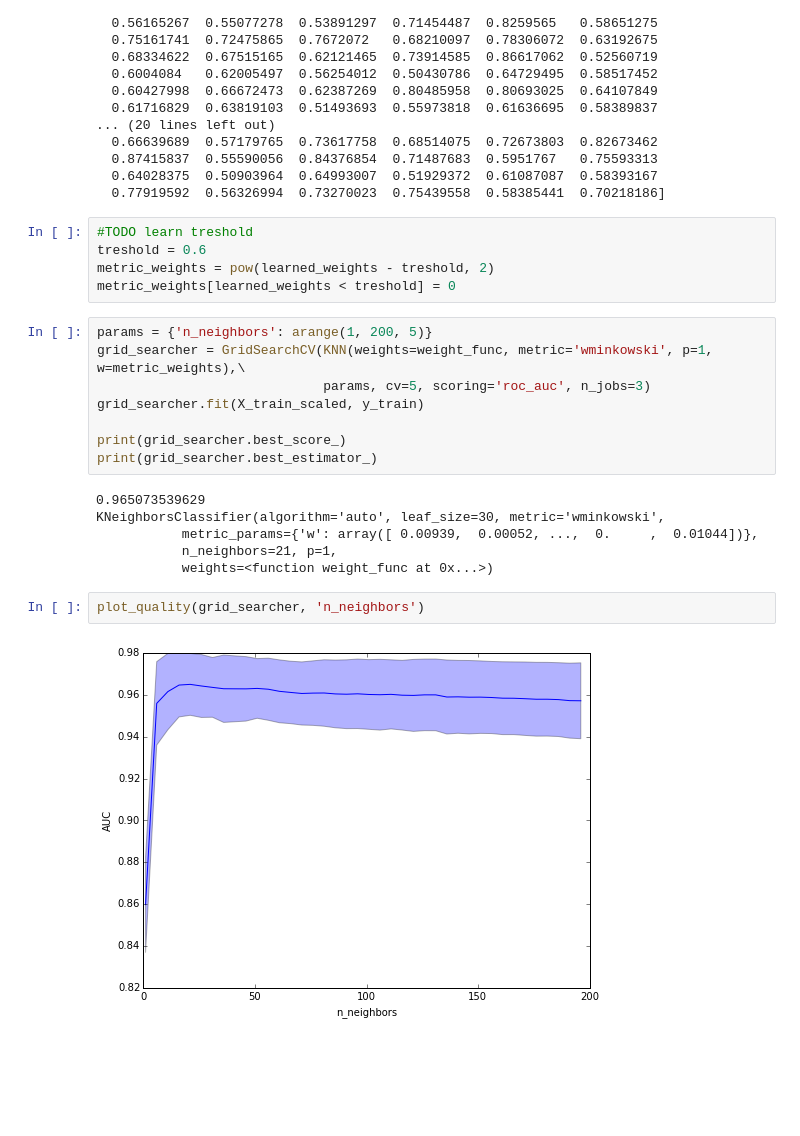
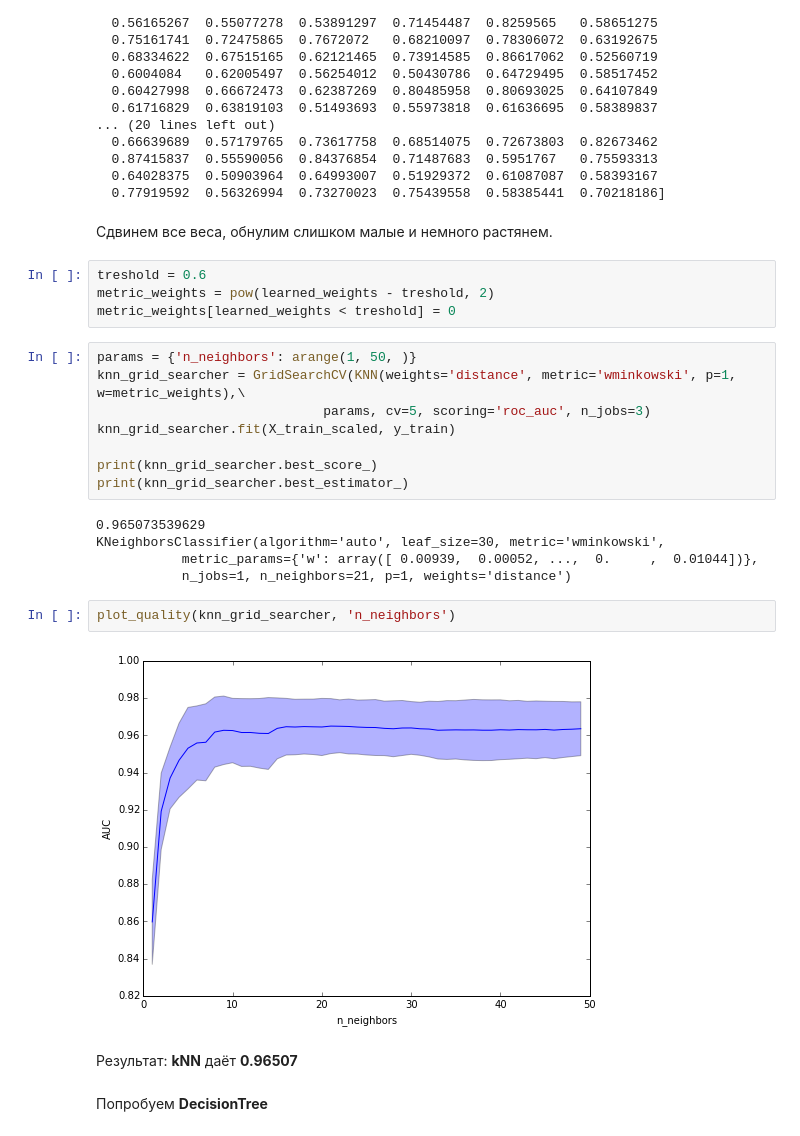
Before and after one commit to alexsyrom/SHAD_ML_KAGGLE_1, a Jupyter notebook: solution.ipynb, the cells around one changed output. Saved outputs shown, nothing was run; the diff lists cells and outputs as text; blank space fills up the shorter version.

```diff
--- a/solution.ipynb
+++ b/solution.ipynb
@@ -222,26 +227,30 @@ print(learned_weights)
   0.87415837  0.55590056  0.84376854  0.71487683  0.5951767   0.75593313
   0.64028375  0.50903964  0.64993007  0.51929372  0.61087087  0.58393167
   0.77919592  0.56326994  0.73270023  0.75439558  0.58385441  0.70218186]
+# %% [markdown]
+Сдвинем все веса, обнулим слишком малые и немного растянем.
 # %%
-#TODO learn treshold
 treshold = 0.6
 metric_weights = pow(learned_weights - treshold, 2)
 metric_weights[learned_weights < treshold] = 0
 # %%
-params = {'n_neighbors': arange(1, 200, 5)}
-grid_searcher = GridSearchCV(KNN(weights=weight_func, metric='wminkowski', p=1, w=metric_weights),\
+params = {'n_neighbors': arange(1, 50, )}
+knn_grid_searcher = GridSearchCV(KNN(weights='distance', metric='wminkowski', p=1, w=metric_weights),\
                              params, cv=5, scoring='roc_auc', n_jobs=3)
-grid_searcher.fit(X_train_scaled, y_train)
+knn_grid_searcher.fit(X_train_scaled, y_train)
 
-print(grid_searcher.best_score_)
-print(grid_searcher.best_estimator_)
+print(knn_grid_searcher.best_score_)
+print(knn_grid_searcher.best_estimator_)
 # %% [output]
 0.965073539629
 KNeighborsClassifier(algorithm='auto', leaf_size=30, metric='wminkowski',
            metric_params={'w': array([ 0.00939,  0.00052, ...,  0.     ,  0.01044])},
-           n_neighbors=21, p=1,
-           weights=<function weight_func at 0x...>)
+           n_jobs=1, n_neighbors=21, p=1, weights='distance')
 # %%
-plot_quality(grid_searcher, 'n_neighbors')
+plot_quality(knn_grid_searcher, 'n_neighbors')
 # %% [output]
-[figure, old version]
+[figure, new version]
+# %% [markdown]
+Результат: **kNN** даёт **0.96507**
+# %% [markdown]
+Попробуем **DecisionTree**
```
Also changed, not shown: parts of 42 cells of this notebook, 1 other file.
